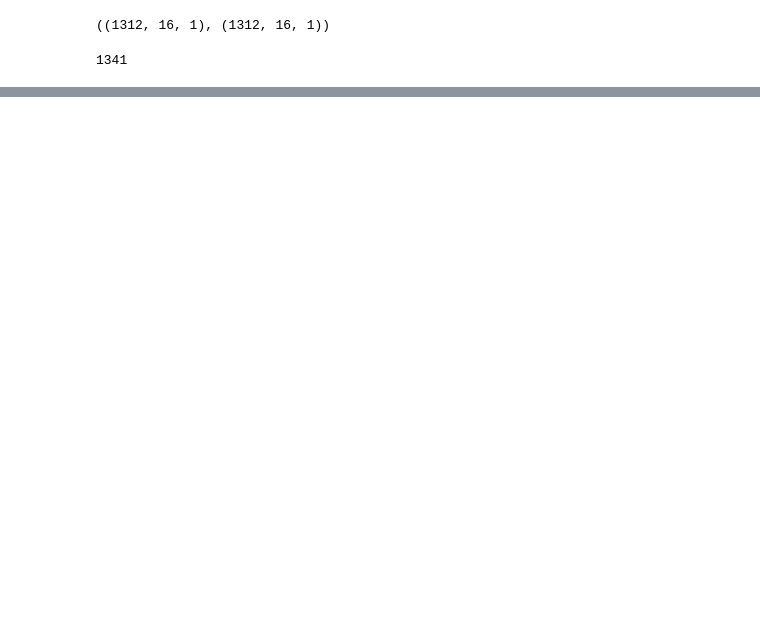
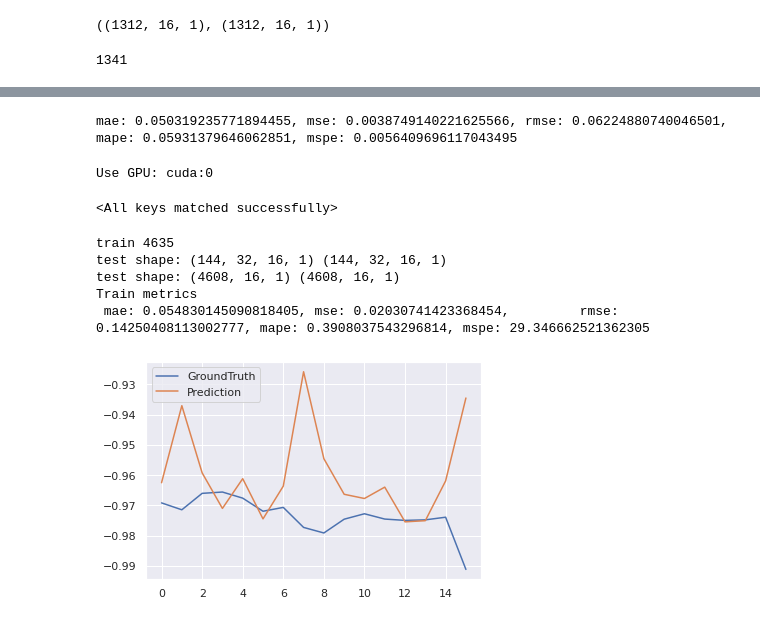
Before and after one commit to Biksbois/BiksStonks, a Jupyter notebook: Forcasting_Models/Informer/train_informer.ipynb, the cells around one changed output, grey strips where cells are left out. Saved outputs shown, nothing was run; the diff lists cells and outputs as text; code cells hidden in the pictures; blank space fills up the shorter version.

Commit message:
metrics

```diff
--- a/Forcasting_Models/Informer/train_informer.ipynb
+++ b/Forcasting_Models/Informer/train_informer.ipynb
@@ -217,0 +218,6 @@ plt.show()
+# %%
+# metrics on test set
+mae, mse, rmse, mape, mspe = np.load(f'results/{setting}/metrics.npy')
+print('mae: {}, mse: {}, rmse: {}, mape: {}, mspe: {}'.format(mae, mse, rmse, mape, mspe))
+# %% [output]
+mae: 0.050319235771894455, mse: 0.0038749140221625566, rmse: 0.06224880740046501, mape: 0.05931379646062851, mspe: 0.0056409696117043495
@@ -217,0 +226,28 @@ plt.show()
+# %%
+# load checkpointed model
+# create model
+exp = Exp_Informer(args)
+# load weights
+best_model_path = 'informer_checkpoints/'+setting+'/'+'checkpoint.pth'
+exp.model.load_state_dict(torch.load(best_model_path))
+# %% [output]
+Use GPU: cuda:0
+<All keys matched successfully>
+# %%
+tr_preds, te_preds, tr_metrics = predict_and_metrics(exp.model, exp, 'train')
+print(f'Train metrics\n mae: {tr_metrics[0]}, mse: {tr_metrics[1]}, \
+        rmse: {tr_metrics[2]}, mape: {tr_metrics[3]}, mspe: {tr_metrics[4]}')
+# %% [output]
+train 4635
+test shape: (144, 32, 16, 1) (144, 32, 16, 1)
+test shape: (4608, 16, 1) (4608, 16, 1)
+Train metrics
+ mae: 0.054830145090818405, mse: 0.02030741423368454,         rmse: 0.14250408113002777, mape: 0.3908037543296814, mspe: 29.346662521362305
+# %%
+idx = 2100
+plt.plot(te_preds[idx], label='GroundTruth')
+plt.plot(tr_preds[idx], label='Prediction')
+plt.legend()
+plt.show()
+# %% [output]
+[figure, added]
```
Also changed, not shown: parts of 6 cells of this notebook, 1 other file.
